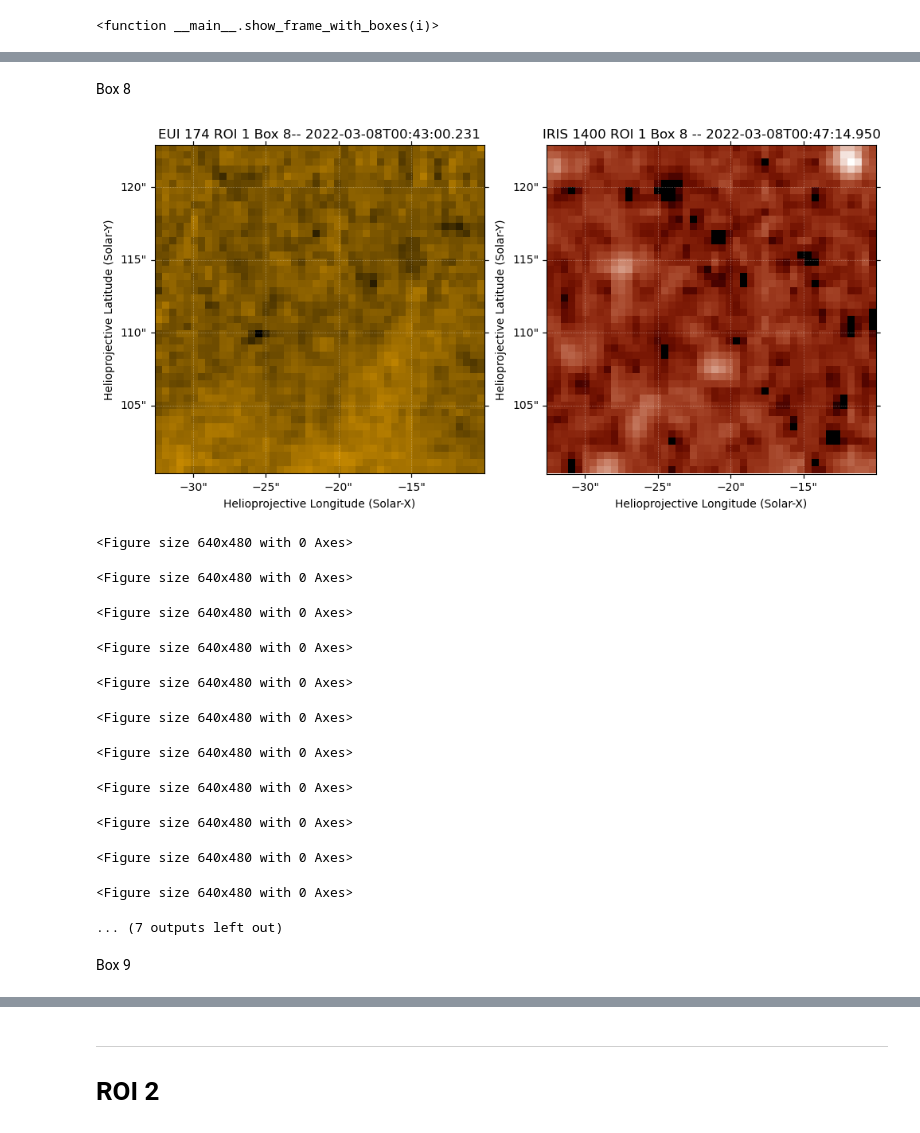
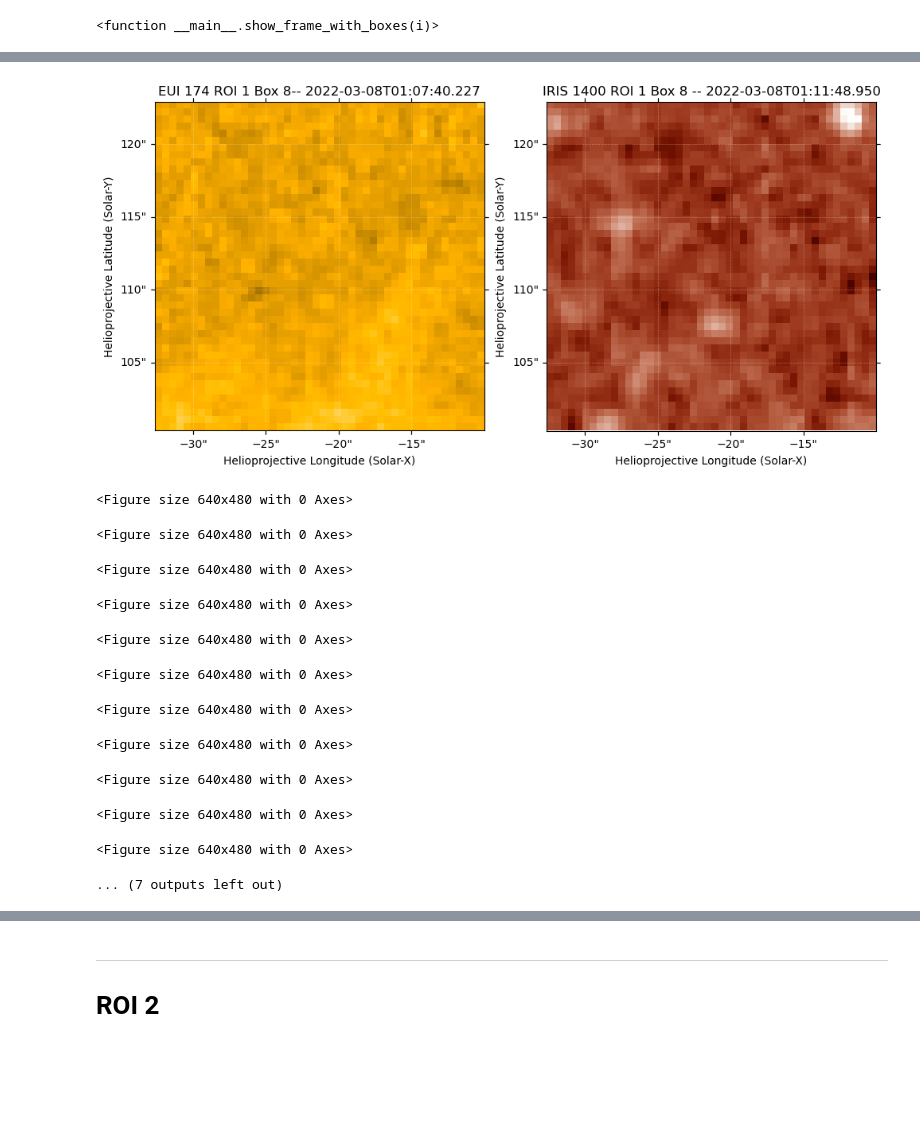
Before and after one commit to EllisErnsberger1/REU2025-Clean, a Jupyter notebook: Interval_1_ROIs.ipynb, the cells around one changed output, grey strips where cells are left out. Saved outputs shown, nothing was run; the diff lists cells and outputs as text; code cells hidden in the pictures; blank space fills up the shorter version.

```diff
--- a/Interval_1_ROIs.ipynb
+++ b/Interval_1_ROIs.ipynb
@@ -540,12 +471,14 @@ with writer.saving(fig, "gifs/eui_and_iris_roi_1_box_4_interval1.gif", dpi=200):
 
         eui_map = eui_roi_1_trimmed_box_4[i]
         ax1= fig.add_subplot(121, projection=eui_map.wcs)
-        eui_map.plot(axes=ax1, norm=ImageNormalize(vmin=500, vmax=1600, stretch=SqrtStretch())
-                     , cmap='solar orbiterhri_euv174', title=f'EUI 174 ROI 1 Box 4-- {eui_seq[i].date}')
+        eui_map.plot(axes=ax1, norm=ImageNormalize(vmin=550, vmax=1500, stretch=SqrtStretch()),
+                     cmap='solar orbiterhri_euv174',
+                     title=f'EUI 174 ROI 1 Box 4-- {eui_seq[frame_ind_box_4[i]].date}')
 
         iris_map = iris_roi_1_trimmed_box_4[i]
         ax2 = fig.add_subplot(122, projection=iris_map.wcs, sharex=ax1, sharey=ax1)
-        iris_map.plot(axes=ax2, norm=iris_norm, title=f'IRIS 1400 ROI 1 Box 4 -- {iris1400_matched[i].date}')
+        iris_map.plot(axes=ax2, norm=iris_norm,
+                      title=f'IRIS 1400 ROI 1 Box 4 -- {iris1400_matched[frame_ind_box_4[i]].date}')
 
         plt.tight_layout()
 
@@ -580,11 +511,14 @@ with writer.saving(fig, "gifs/eui_and_iris_roi_1_box_5_interval1.gif", dpi=200):
 
         eui_map = eui_roi_1_trimmed_box_5[i]
         ax1= fig.add_subplot(121, projection=eui_map.wcs)
-        eui_map.plot(axes=ax1, norm=eui_norm, cmap='solar orbiterhri_euv174', title=f'EUI 174 ROI 1 Box 5-- {eui_seq[i].date}')
+        eui_map.plot(axes=ax1, norm=ImageNormalize(vmin=350, vmax=750, stretch=SqrtStretch()),
+                     cmap='solar orbiterhri_euv174',
+                     title=f'EUI 174 ROI 1 Box 5-- {eui_seq[frame_ind_box_5[i]].date}')
 
         iris_map = iris_roi_1_trimmed_box_5[i]
         ax2 = fig.add_subplot(122, projection=iris_map.wcs, sharex=ax1, sharey=ax1)
-        iris_map.plot(axes=ax2, norm=iris_norm, title=f'IRIS 1400 ROI 1 Box 5 -- {iris1400_matched[i].date}')
+        iris_map.plot(axes=ax2, norm=iris_norm,
+                      title=f'IRIS 1400 ROI 1 Box 5 -- {iris1400_matched[frame_ind_box_5[i]].date}')
 
         plt.tight_layout()
 
@@ -619,11 +551,14 @@ with writer.saving(fig, "gifs/eui_and_iris_roi_1_box_6_interval1.gif", dpi=200):
 
         eui_map = eui_roi_1_trimmed_box_6[i]
         ax1= fig.add_subplot(121, projection=eui_map.wcs)
-        eui_map.plot(axes=ax1, norm=eui_norm, cmap='solar orbiterhri_euv174', title=f'EUI 174 ROI 1 Box 6-- {eui_seq[i].date}')
+        eui_map.plot(axes=ax1, norm=ImageNormalize(eui_map.data, vmin=300, vmax=900, stretch=SqrtStretch()),
+                     cmap='solar orbiterhri_euv174',
+                     title=f'EUI 174 ROI 1 Box 6-- {eui_seq[frame_ind_box_6[i]].date}')
 
         iris_map = iris_roi_1_trimmed_box_6[i]
         ax2 = fig.add_subplot(122, projection=iris_map.wcs, sharex=ax1, sharey=ax1)
-        iris_map.plot(axes=ax2, norm=iris_norm, title=f'IRIS 1400 ROI 1 Box 6 -- {iris1400_matched[i].date}')
+        iris_map.plot(axes=ax2, norm=iris_norm,
+                      title=f'IRIS 1400 ROI 1 Box 6 -- {iris1400_matched[frame_ind_box_6[i]].date}')
 
         plt.tight_layout()
 
@@ -658,11 +591,13 @@ with writer.saving(fig, "gifs/eui_and_iris_roi_1_box_7_interval1.gif", dpi=200):
 
         eui_map = eui_roi_1_trimmed_box_7[i]
         ax1= fig.add_subplot(121, projection=eui_map.wcs)
-        eui_map.plot(axes=ax1, norm=eui_norm, cmap='solar orbiterhri_euv174', title=f'EUI 174 ROI 1 Box 7-- {eui_seq[i].date}')
+        eui_map.plot(axes=ax1, norm=eui_norm, cmap='solar orbiterhri_euv174',
+                     title=f'EUI 174 ROI 1 Box 7-- {eui_seq[frame_ind_box_7[i]].date}')
 
         iris_map = iris_roi_1_trimmed_box_7[i]
         ax2 = fig.add_subplot(122, projection=iris_map.wcs, sharex=ax1, sharey=ax1)
-        iris_map.plot(axes=ax2, norm=iris_norm, title=f'IRIS 1400 ROI 1 Box 7 -- {iris1400_matched[i].date}')
+        iris_map.plot(axes=ax2, norm=iris_norm,
+                      title=f'IRIS 1400 ROI 1 Box 7 -- {iris1400_matched[frame_ind_box_7[i]].date}')
 
         plt.tight_layout()
 
@@ -678,33 +613,34 @@ with writer.saving(fig, "gifs/eui_and_iris_roi_1_box_7_interval1.gif", dpi=200):
 <Figure size 640x480 with 0 Axes>
 <Figure size 640x480 with 0 Axes>
 <Figure size 640x480 with 0 Axes>
-# %% [markdown]
-Box 8
 # %%
 fig = plt.figure(figsize=(10, 6))
 
 writer = PillowWriter(fps=5)
 with writer.saving(fig, "gifs/eui_and_iris_roi_1_box_8_interval1.gif", dpi=200):
 
     for i in tqdm(range(len(eui_roi_1_trimmed_box_8))):
 
         eui_map = eui_roi_1_trimmed_box_8[i]
         ax1= fig.add_subplot(121, projection=eui_map.wcs)
-        eui_map.plot(axes=ax1, norm=eui_norm, cmap='solar orbiterhri_euv174', title=f'EUI 174 ROI 1 Box 8-- {eui_seq[i].date}')
+        eui_map.plot(axes=ax1, norm=ImageNormalize(eui_map.data, vmin=300, vmax=750, stretch=SqrtStretch()),
+                     cmap='solar orbiterhri_euv174',
+                     title=f'EUI 174 ROI 1 Box 8-- {eui_seq[frame_ind_box_8[i]].date}')
 
         iris_map = iris_roi_1_trimmed_box_8[i]
         ax2 = fig.add_subplot(122, projection=iris_map.wcs, sharex=ax1, sharey=ax1)
-        iris_map.plot(axes=ax2, norm=iris_norm, title=f'IRIS 1400 ROI 1 Box 8 -- {iris1400_matched[i].date}')
+        iris_map.plot(axes=ax2, norm=iris_norm,
+                      title=f'IRIS 1400 ROI 1 Box 8 -- {iris1400_matched[frame_ind_box_8[i]].date}')
 
         plt.tight_layout()
 
         plt.draw()
         plt.pause(0.01)  # renders frame every 0.01 seconds
         writer.grab_frame()  # saves the frame
 
         ax1.clear(); ax2.clear()
 # %% [output]
-[figure, old version]
+[figure, new version]
 <Figure size 640x480 with 0 Axes>
 <Figure size 640x480 with 0 Axes>
 <Figure size 640x480 with 0 Axes>
@@ -717,8 +653,6 @@ with writer.saving(fig, "gifs/eui_and_iris_roi_1_box_8_interval1.gif", dpi=200):
 <Figure size 640x480 with 0 Axes>
 <Figure size 640x480 with 0 Axes>
 ... (7 outputs left out)
-# %% [markdown]
-Box 9
 # %%
 fig = plt.figure(figsize=(10, 6))
 
```
Also changed, not shown: parts of 63 cells of this notebook, 24 other files.
